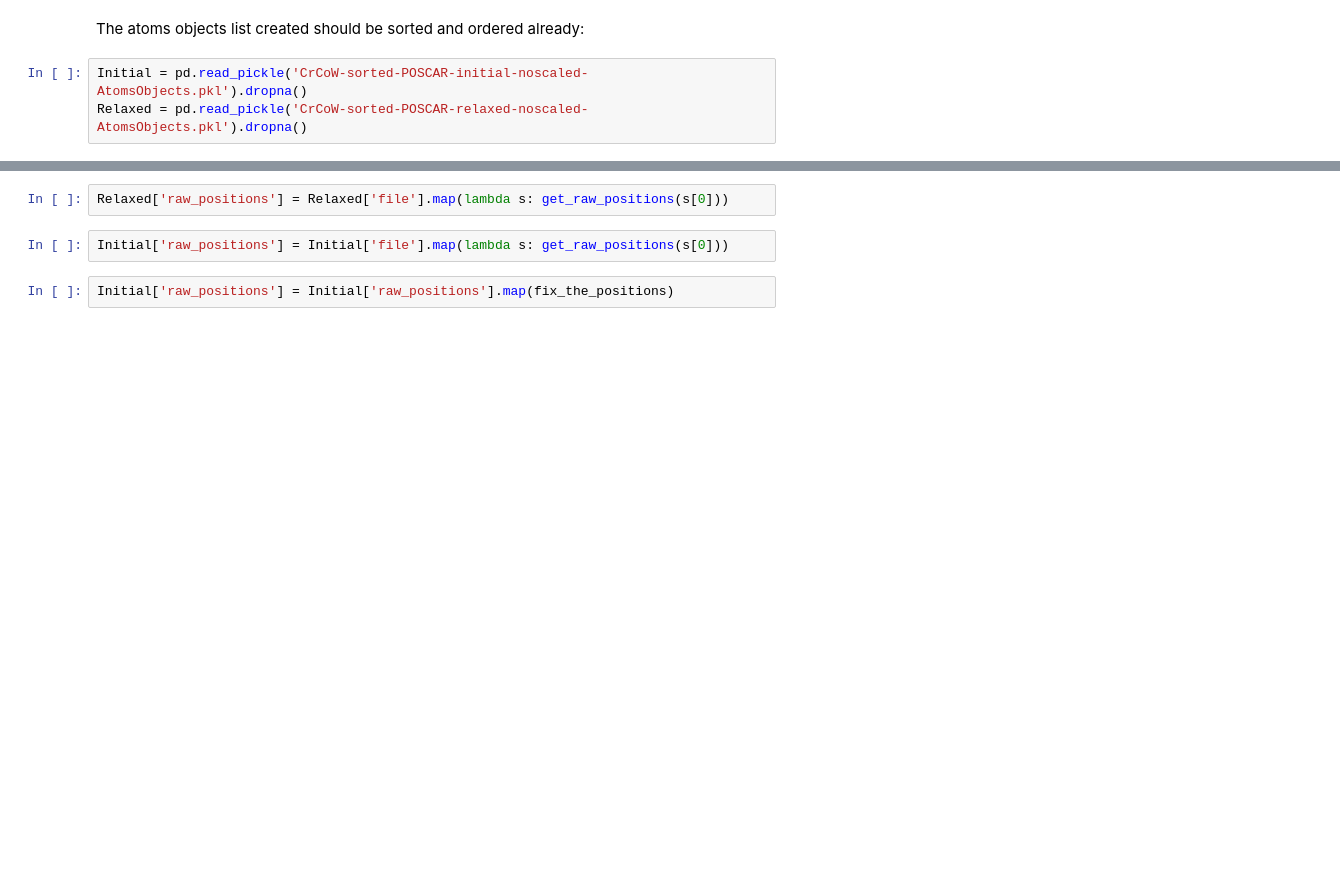
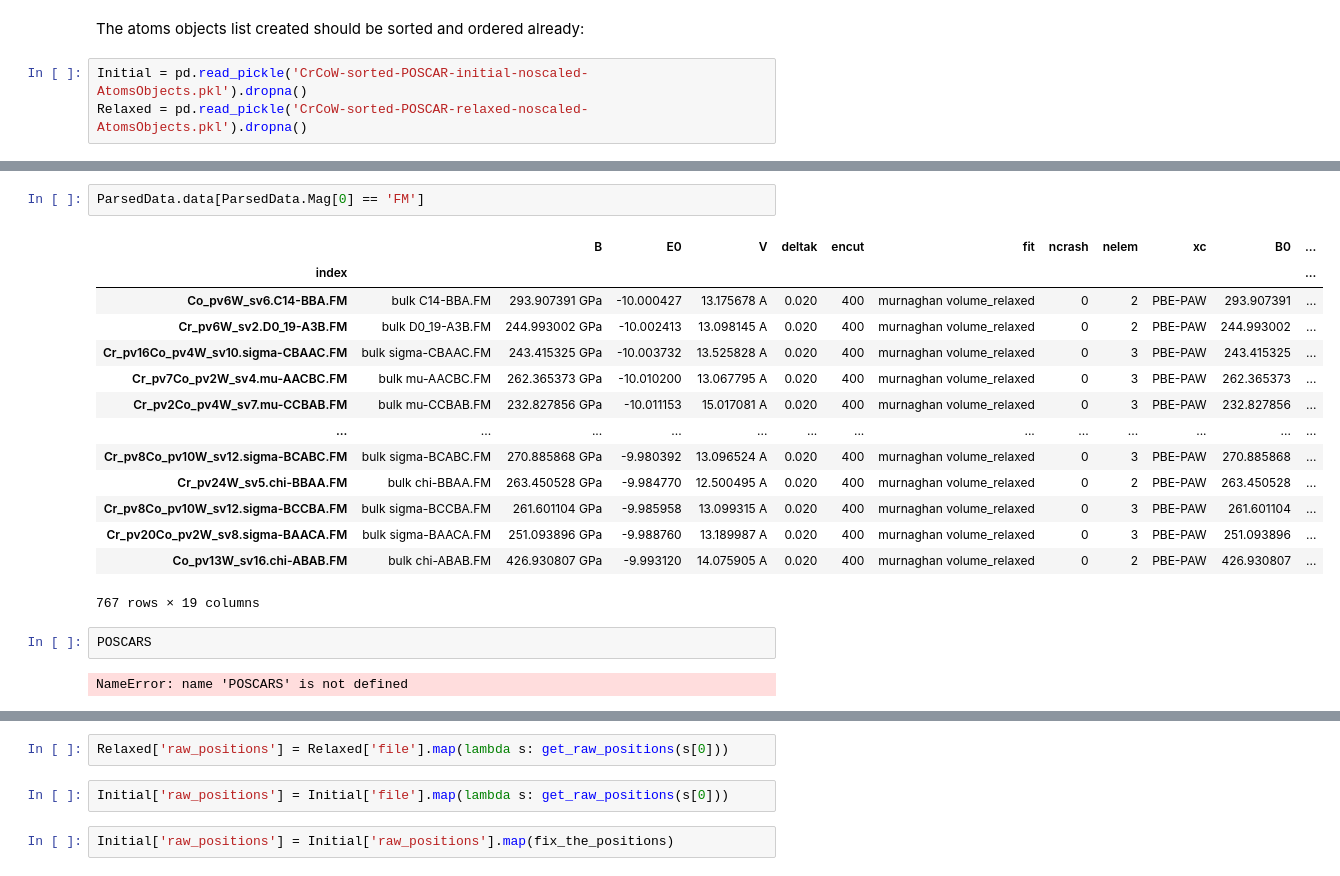
Before and after one commit to AIIMProject/MLFeMoTCPs, a Jupyter notebook: StandarDeviationOnPositions.ipynb, the cells around one changed output, grey strips where cells are left out. Cells and saved outputs as stored; diff of their text form; blank space fills up the shorter version.

```diff
--- a/StandarDeviationOnPositions.ipynb
+++ b/StandarDeviationOnPositions.ipynb
@@ -47,0 +90,21 @@ Relaxed = pd.read_pickle('CrCoW-sorted-POSCAR-relaxed-noscaled-AtomsObjects.pkl'
+# %%
+ParsedData.data[ParsedData.Mag[0] == 'FM']
+# %% [output]
+|  |  | B | E0 | V | deltak | encut | fit | ncrash | nelem | xc | B0 | ... |
+| index |  |  |  |  |  |  |  |  |  |  |  | ... |
+| Co_pv6W_sv6.C14-BBA.FM | bulk C14-BBA.FM | 293.907391 GPa | -10.000427 | 13.175678 A | 0.020 | 400 | murnaghan volume_relaxed | 0 | 2 | PBE-PAW | 293.907391 | ... |
+| Cr_pv6W_sv2.D0_19-A3B.FM | bulk D0_19-A3B.FM | 244.993002 GPa | -10.002413 | 13.098145 A | 0.020 | 400 | murnaghan volume_relaxed | 0 | 2 | PBE-PAW | 244.993002 | ... |
+| Cr_pv16Co_pv4W_sv10.sigma-CBAAC.FM | bulk sigma-CBAAC.FM | 243.415325 GPa | -10.003732 | 13.525828 A | 0.020 | 400 | murnaghan volume_relaxed | 0 | 3 | PBE-PAW | 243.415325 | ... |
+| Cr_pv7Co_pv2W_sv4.mu-AACBC.FM | bulk mu-AACBC.FM | 262.365373 GPa | -10.010200 | 13.067795 A | 0.020 | 400 | murnaghan volume_relaxed | 0 | 3 | PBE-PAW | 262.365373 | ... |
+| Cr_pv2Co_pv4W_sv7.mu-CCBAB.FM | bulk mu-CCBAB.FM | 232.827856 GPa | -10.011153 | 15.017081 A | 0.020 | 400 | murnaghan volume_relaxed | 0 | 3 | PBE-PAW | 232.827856 | ... |
+| ... | ... | ... | ... | ... | ... | ... | ... | ... | ... | ... | ... | ... |
+| Cr_pv8Co_pv10W_sv12.sigma-BCABC.FM | bulk sigma-BCABC.FM | 270.885868 GPa | -9.980392 | 13.096524 A | 0.020 | 400 | murnaghan volume_relaxed | 0 | 3 | PBE-PAW | 270.885868 | ... |
+| Cr_pv24W_sv5.chi-BBAA.FM | bulk chi-BBAA.FM | 263.450528 GPa | -9.984770 | 12.500495 A | 0.020 | 400 | murnaghan volume_relaxed | 0 | 2 | PBE-PAW | 263.450528 | ... |
+| Cr_pv8Co_pv10W_sv12.sigma-BCCBA.FM | bulk sigma-BCCBA.FM | 261.601104 GPa | -9.985958 | 13.099315 A | 0.020 | 400 | murnaghan volume_relaxed | 0 | 3 | PBE-PAW | 261.601104 | ... |
+| Cr_pv20Co_pv2W_sv8.sigma-BAACA.FM | bulk sigma-BAACA.FM | 251.093896 GPa | -9.988760 | 13.189987 A | 0.020 | 400 | murnaghan volume_relaxed | 0 | 3 | PBE-PAW | 251.093896 | ... |
+| Co_pv13W_sv16.chi-ABAB.FM | bulk chi-ABAB.FM | 426.930807 GPa | -9.993120 | 14.075905 A | 0.020 | 400 | murnaghan volume_relaxed | 0 | 2 | PBE-PAW | 426.930807 | ... |
+767 rows × 19 columns
+# %%
+POSCARS
+# %% [output]
+NameError: name 'POSCARS' is not defined
```
Also changed, not shown: parts of 59 cells of this notebook, 3 other files.
